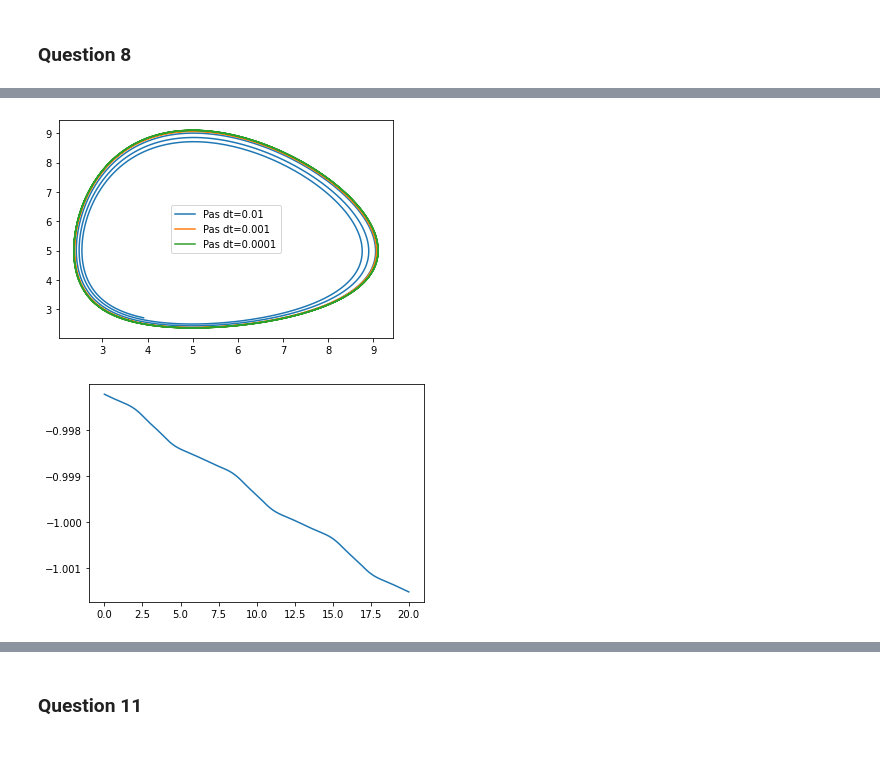
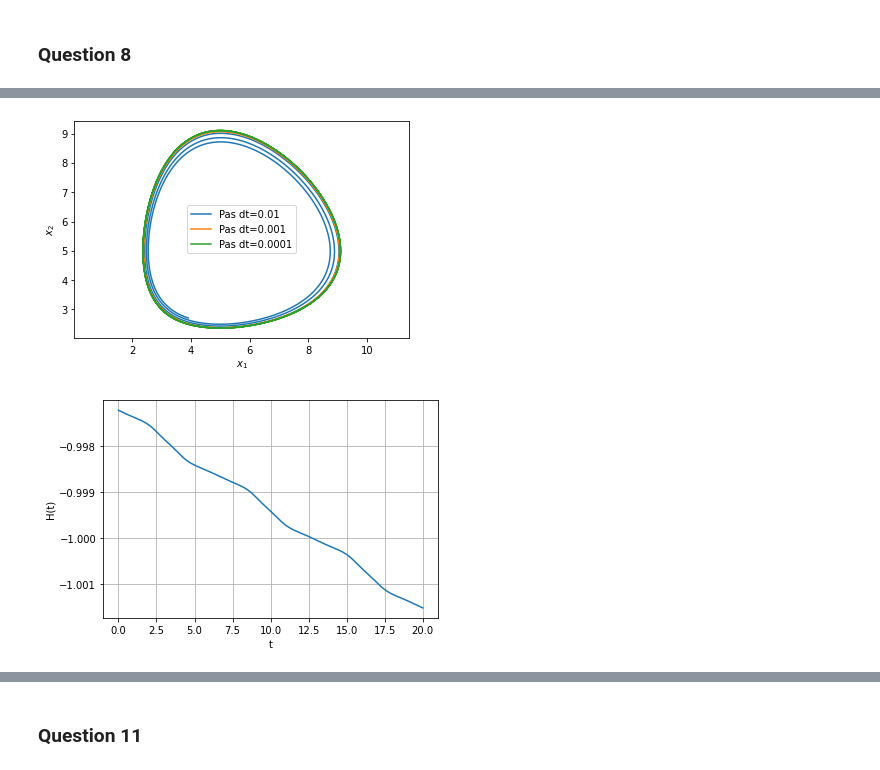
Before and after one commit to sophian-a/projet-equa-diff, a Jupyter notebook: Akkari-Blanchiet-eq-diff.ipynb, the cells around one changed output, grey strips where cells are left out. Drawn from its saved outputs; the diff is of its cells as text; code cells hidden in the pictures.

```diff
--- a/Akkari-Blanchiet-eq-diff.ipynb
+++ b/Akkari-Blanchiet-eq-diff.ipynb
@@ -155,22 +207,29 @@ plt.show()
 # %%
 # On utilise le schéma d'Euler implicite pour simuler les équations de Lotka-Volterra
 
 for dt in [.01, .001, .0001] :
     T,X=solve_euler_implicit(LV, np.array([3,3]), dt, 0, 20)
     x1,x2=X.transpose()
     plt.plot(x1,x2, label=f'Pas dt={dt}')
 
 plt.legend()
+plt.axis("equal")
+# plt.grid(True)
+plt.xlabel("$x_1$")
+plt.ylabel("$x_2$")
 plt.show()
 # %% [output]
-[figure, old version]
+[figure, new version]
 # %%
-## Evolution de la fonction H
+# Evolution de la fonction H
 
 T,X=solve_euler_implicit(LV, np.array([3,3]), .001, 0, 20)
 tX=X.transpose()
 plt.plot(T,H(tX))
 
+plt.grid(True)
+plt.xlabel("t")
+plt.ylabel("H(t)")
 plt.show()
 # %% [output]
-[figure, old version]
+[figure, new version]
```
Also changed, not shown: parts of 15 cells of this notebook.
